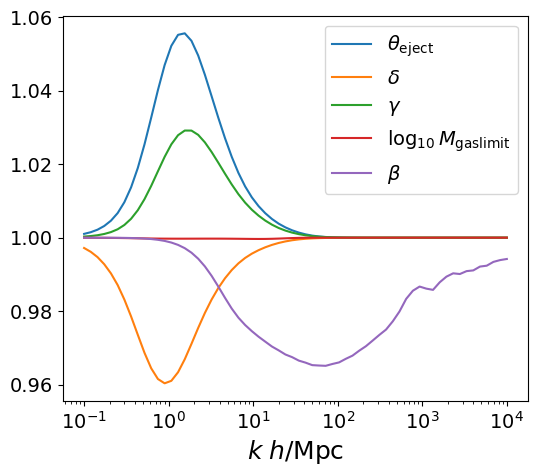
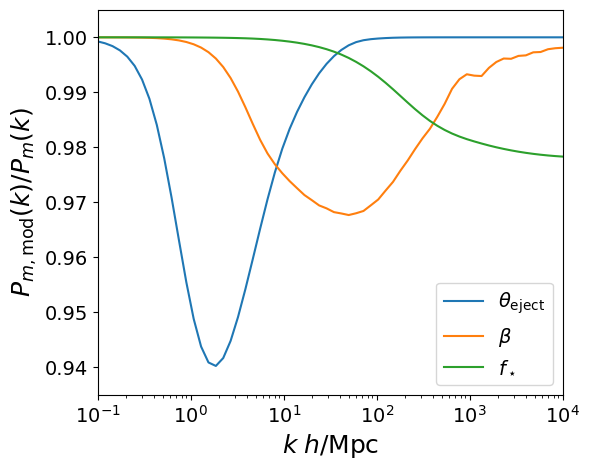
Code edit (unified diff) that turned the first committed figure into the second:
--- before
+++ after
@@ -4,10 +4,12 @@
 fig = plt.figure(figsize=(6,5))
 plt.plot(k_grid, fig1, label=r'$\theta_\mathrm{eject}$')
-plt.plot(k_grid, fig2, label=r'$\delta$')
-plt.plot(k_grid, fig3, label=r'$\gamma$')
-plt.plot(k_grid, fig4, label=r'$\log_{10}M_\mathrm{gaslimit}$')
-plt.plot(k_grid, fig5, label=r'$\beta$')
+# plt.plot(k_grid, fig2, label=r'$\log_{10}M_\mathrm{gaslimit}$')
+plt.plot(k_grid, fig3, label=r'$\beta$')
+plt.plot(k_grid, fig4, label=r'$f_\star$')
+plt.xlim(1e-1, 1e4)
+plt.ylim(0.935, 1.005)
 plt.xscale('log')
 plt.legend()
+plt.ylabel(r'$P_{m, \rm mod}(k) / P_m(k)$')
 plt.xlabel(r'$k \; h/\mathrm{Mpc}$')
 plt.show()

Commit: .